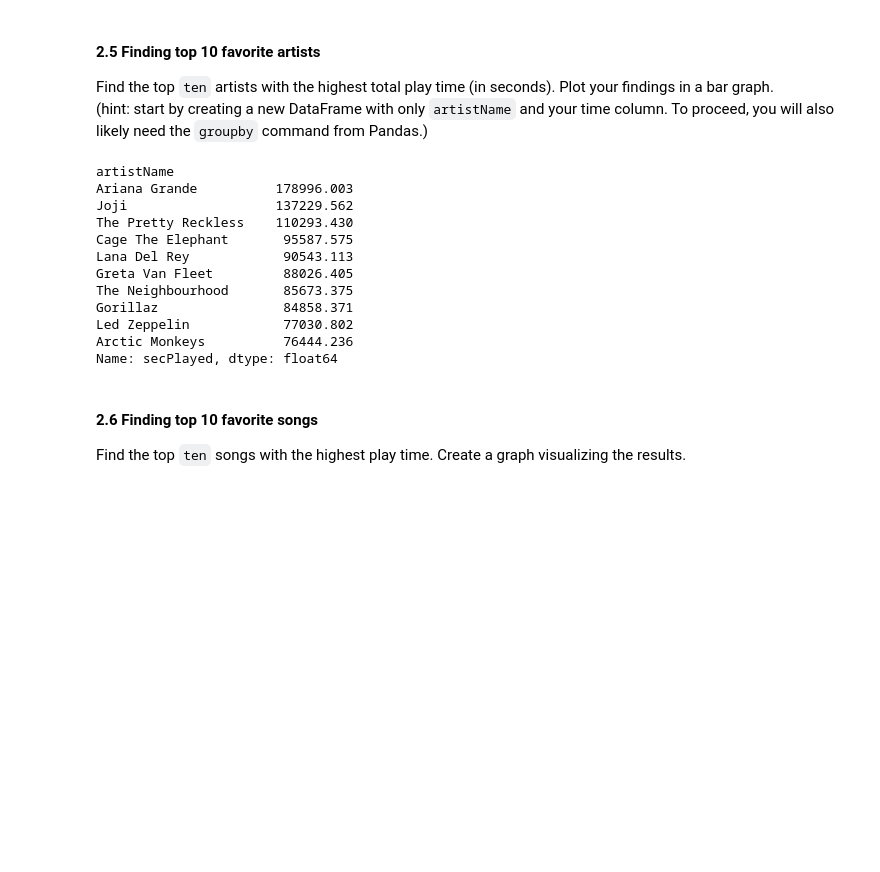
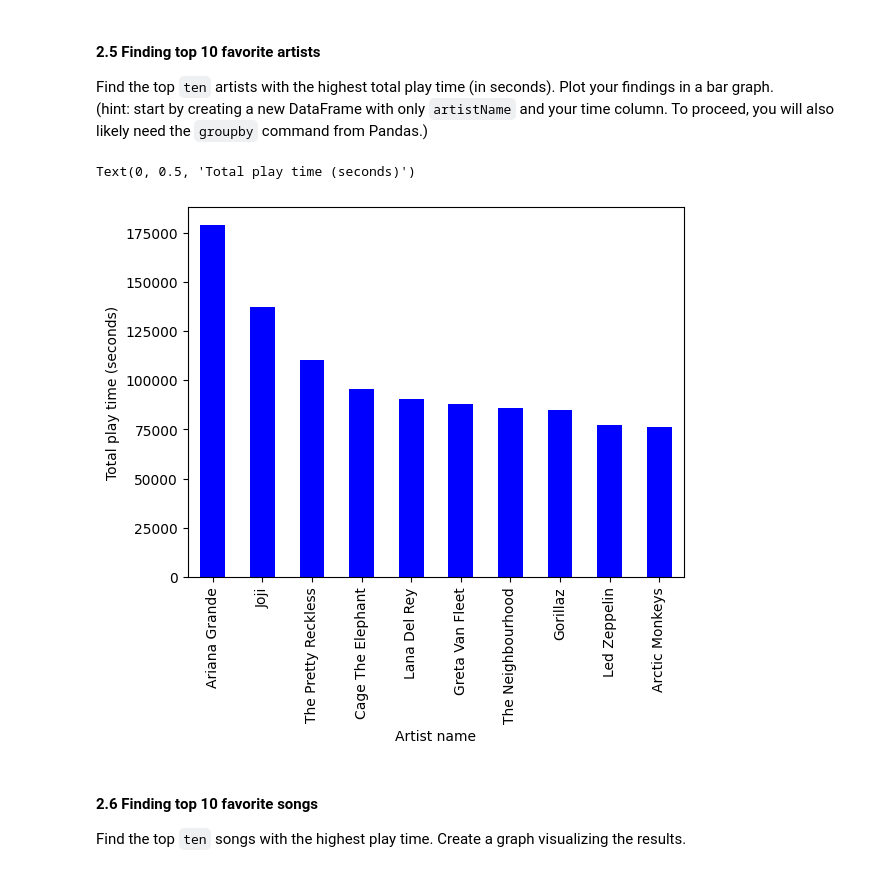
Before and after one commit to JohannesStandal/DAT200, a Jupyter notebook: CA1/CA1_spotify.ipynb, the cells around one changed output. Drawn from its saved outputs; the diff is of its cells as text; code cells hidden in the pictures; blank space fills up the shorter version.

Commit message:
fixes and plots in 2.5 and 2.6

```diff
--- a/CA1/CA1_spotify.ipynb
+++ b/CA1/CA1_spotify.ipynb
@@ -254,23 +251,17 @@ print(df)
 #### 2.5 Finding top 10 favorite artists
 Find the top `ten` artists with the highest total play time (in seconds). Plot your findings in a bar graph. \
 (hint: start by creating a new DataFrame with only `artistName` and your time column. To proceed, you will also likely need the `groupby` command from Pandas.)
-# %%
-top_10_artists = df.groupby('artistName')['secPlayed'].sum().nlargest(10)
-
-print(top_10_artists)
-# %% [output]
-artistName
-Ariana Grande          178996.003
-Joji                   137229.562
-The Pretty Reckless    110293.430
-Cage The Elephant       95587.575
-Lana Del Rey            90543.113
-Greta Van Fleet         88026.405
-The Neighbourhood       85673.375
-Gorillaz                84858.371
-Led Zeppelin            77030.802
-Arctic Monkeys          76444.236
-Name: secPlayed, dtype: float64
+# %%
+artists_df = df.groupby('artistName')['secPlayed'].sum()
+
+top_10_artists = artists_df.nlargest(10)
+
+top_10_artists.plot(kind="bar",color="b")
+plt.xlabel("Artist name")
+plt.ylabel("Total play time (seconds)")
+# %% [output]
+Text(0, 0.5, 'Total play time (seconds)')
+[figure, added]
 # %% [markdown]
 #### 2.6 Finding top 10 favorite songs
 Find the top `ten` songs with the highest play time. Create a graph visualizing the results.
```
Also changed, not shown: parts of 4 cells of this notebook.
